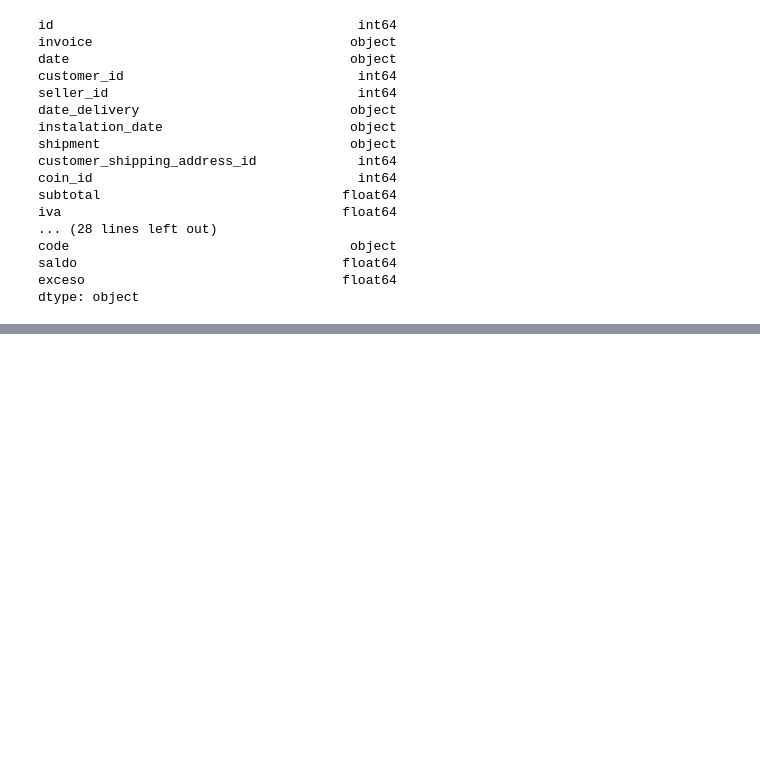
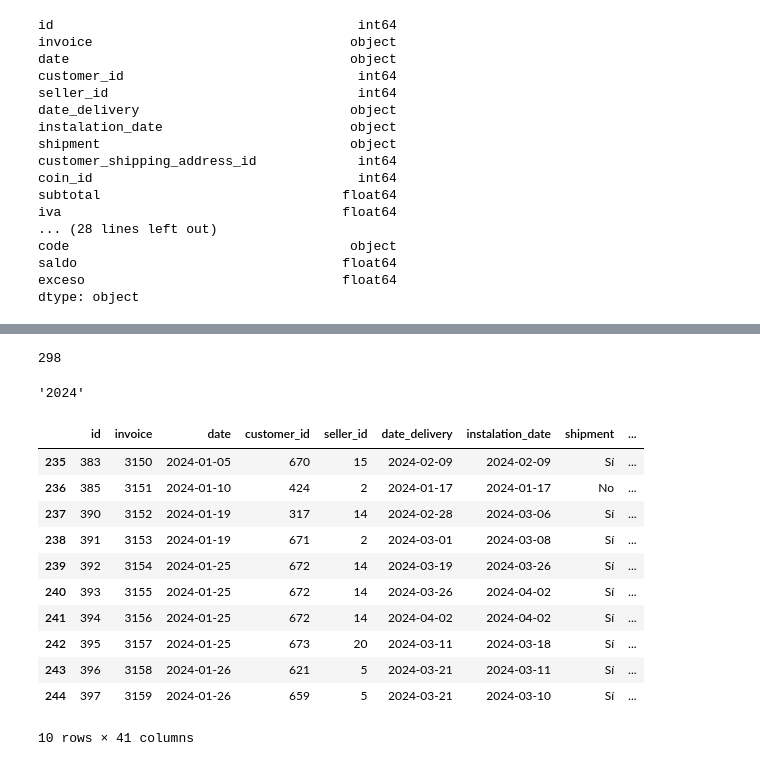
Before and after one commit to AjoloteCosmico/tyrsaAdmin, a Jupyter notebook: public/notebook.ipynb, the cells around one changed output, grey strips where cells are left out. Cells and saved outputs as stored; diff of their text form; code cells hidden in the pictures; blank space fills up the shorter version.

```diff
--- a/public/notebook.ipynb
+++ b/public/notebook.ipynb
@@ -127,0 +514,25 @@ dtype: object
+# %%
+len(pedidos)
+# %% [output]
+298
+# %%
+year
+# %% [output]
+'2024'
+# %%
+pedidos['date']=pd.to_datetime(pedidos['date'])
+# %%
+pedidos.loc[(pedidos['date']<year+'-02-01')&(pedidos['date']>=year+'-01-01')]
+# %% [output]
+|  | id | invoice | date | customer_id | seller_id | date_delivery | instalation_date | shipment | ... |
+| 235 | 383 | 3150 | 2024-01-05 | 670 | 15 | 2024-02-09 | 2024-02-09 | Sí | ... |
+| 236 | 385 | 3151 | 2024-01-10 | 424 | 2 | 2024-01-17 | 2024-01-17 | No | ... |
+| 237 | 390 | 3152 | 2024-01-19 | 317 | 14 | 2024-02-28 | 2024-03-06 | Sí | ... |
+| 238 | 391 | 3153 | 2024-01-19 | 671 | 2 | 2024-03-01 | 2024-03-08 | Sí | ... |
+| 239 | 392 | 3154 | 2024-01-25 | 672 | 14 | 2024-03-19 | 2024-03-26 | Sí | ... |
+| 240 | 393 | 3155 | 2024-01-25 | 672 | 14 | 2024-03-26 | 2024-04-02 | Sí | ... |
+| 241 | 394 | 3156 | 2024-01-25 | 672 | 14 | 2024-04-02 | 2024-04-02 | Sí | ... |
+| 242 | 395 | 3157 | 2024-01-25 | 673 | 20 | 2024-03-11 | 2024-03-18 | Sí | ... |
+| 243 | 396 | 3158 | 2024-01-26 | 621 | 5 | 2024-03-21 | 2024-03-11 | Sí | ... |
+| 244 | 397 | 3159 | 2024-01-26 | 659 | 5 | 2024-03-21 | 2024-03-10 | Sí | ... |
+10 rows × 41 columns
```
Also changed, not shown: parts of 7 cells of this notebook, 3 other files.
